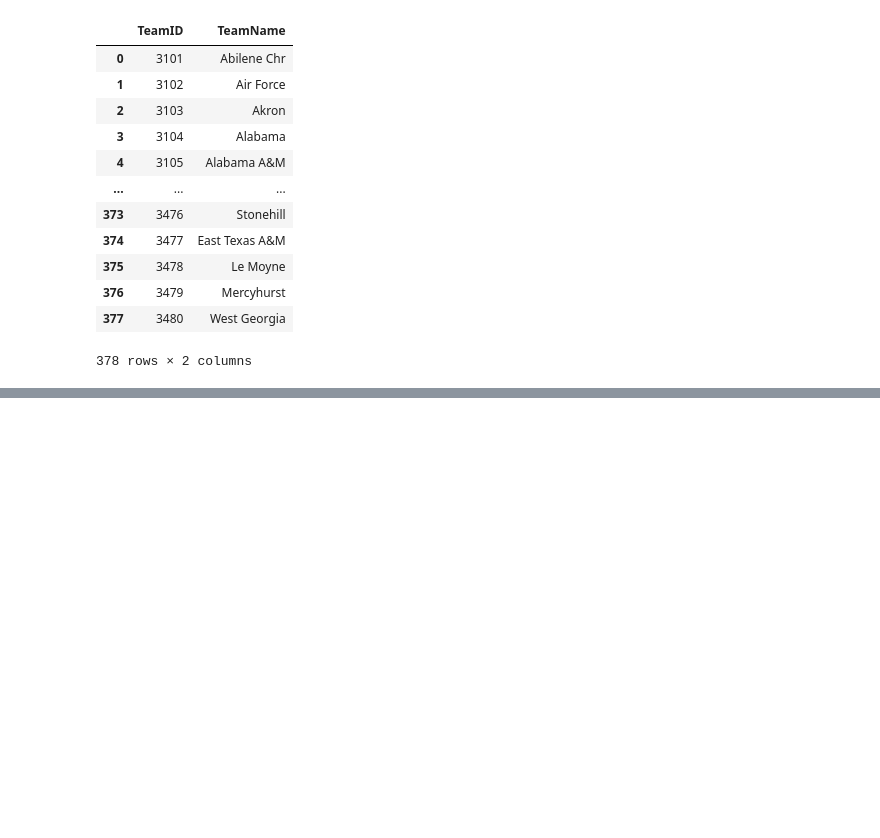
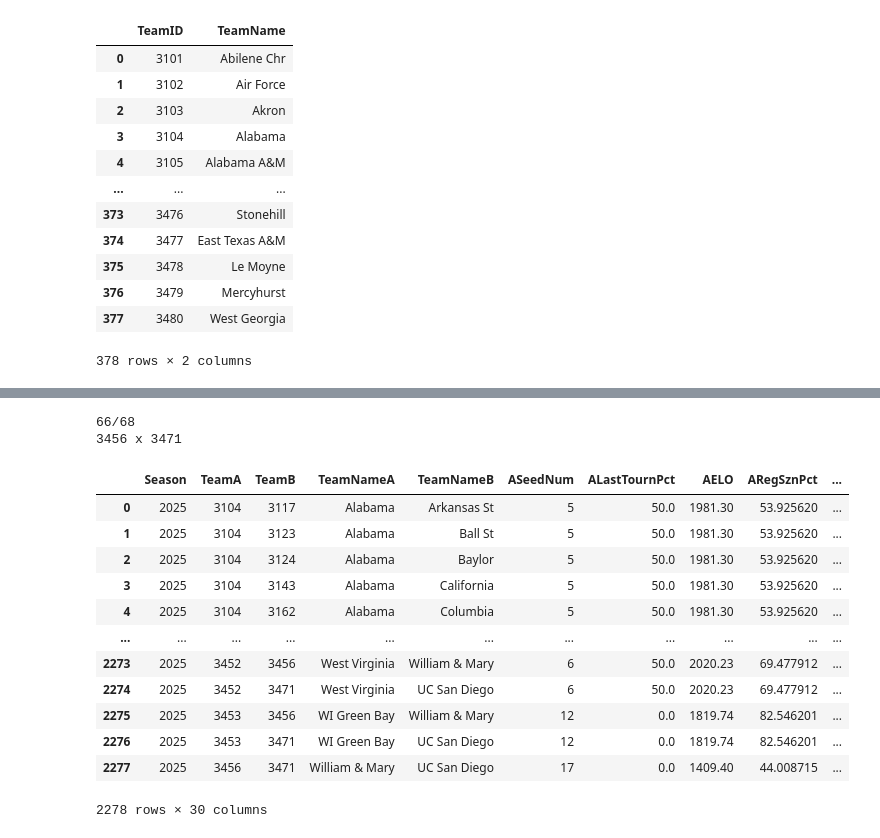
Before and after one commit to caiomelo22/march-madness-2025, a Jupyter notebook: march-madness-2025.ipynb, the cells around one changed output, grey strips where cells are left out. Cells and saved outputs as stored; diff of their text form; code cells hidden in the pictures; blank space fills up the shorter version.

```diff
--- a/march-madness-2025.ipynb
+++ b/march-madness-2025.ipynb
@@ -447,5 +393,21 @@ m_current_szn_df, m_teams_df = pipeline('M')
 # %%
-w_current_szn_df, w_teams_df = pipeline('W')
+w_current_szn_df, w_teams_df, w_team_elo_dict = pipeline('W')
+# %% [output]
+66/68
+3456 x 3471
+|  | Season | TeamA | TeamB | TeamNameA | TeamNameB | ASeedNum | ALastTournPct | AELO | ARegSznPct | ... |
+| 0 | 2025 | 3104 | 3117 | Alabama | Arkansas St | 5 | 50.0 | 1981.30 | 53.925620 | ... |
+| 1 | 2025 | 3104 | 3123 | Alabama | Ball St | 5 | 50.0 | 1981.30 | 53.925620 | ... |
+| 2 | 2025 | 3104 | 3124 | Alabama | Baylor | 5 | 50.0 | 1981.30 | 53.925620 | ... |
+| 3 | 2025 | 3104 | 3143 | Alabama | California | 5 | 50.0 | 1981.30 | 53.925620 | ... |
+| 4 | 2025 | 3104 | 3162 | Alabama | Columbia | 5 | 50.0 | 1981.30 | 53.925620 | ... |
+| ... | ... | ... | ... | ... | ... | ... | ... | ... | ... | ... |
+| 2273 | 2025 | 3452 | 3456 | West Virginia | William & Mary | 6 | 50.0 | 2020.23 | 69.477912 | ... |
+| 2274 | 2025 | 3452 | 3471 | West Virginia | UC San Diego | 6 | 50.0 | 2020.23 | 69.477912 | ... |
+| 2275 | 2025 | 3453 | 3456 | WI Green Bay | William & Mary | 12 | 0.0 | 1819.74 | 82.546201 | ... |
+| 2276 | 2025 | 3453 | 3471 | WI Green Bay | UC San Diego | 12 | 0.0 | 1819.74 | 82.546201 | ... |
+| 2277 | 2025 | 3456 | 3471 | William & Mary | UC San Diego | 17 | 0.0 | 1409.40 | 44.008715 | ... |
+2278 rows × 30 columns
 # %%
 def set_game_id(row):
     return f"{row['Season']}_{row['TeamA']}_{row['TeamB']}"
```
Also changed, not shown: parts of 11 cells of this notebook.
